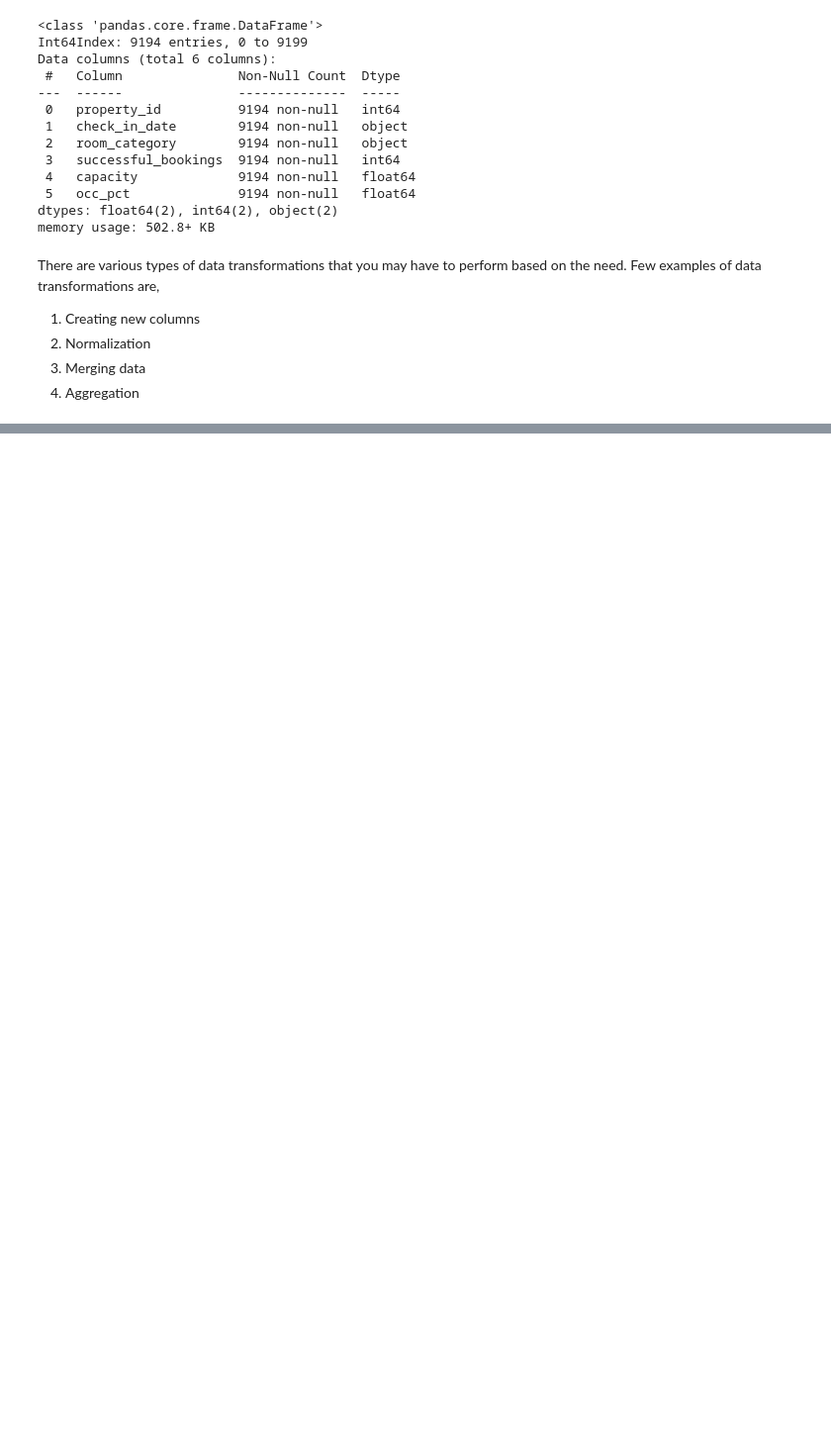
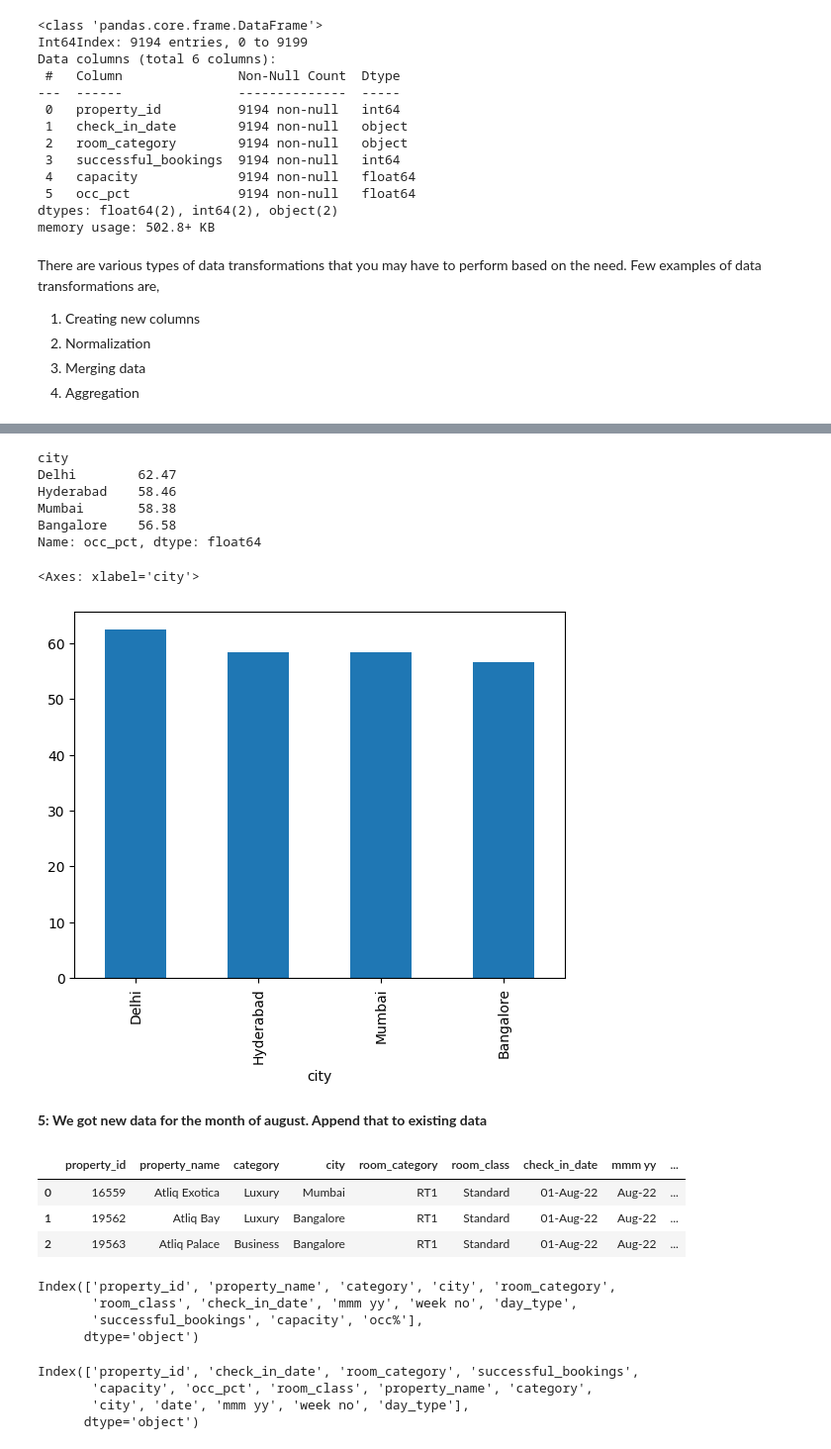
Before and after one commit to Julia131006/Hotel-Data-Analytics, a Jupyter notebook: exercise.ipynb, the cells around one changed output, grey strips where cells are left out. Shown: that part at 99% size. Saved outputs shown, nothing was run; the diff lists cells and outputs as text; code cells hidden in the pictures; blank space fills up the shorter version.

```diff
--- a/exercise.ipynb
+++ b/exercise.ipynb
@@ -399,0 +501,3 @@ There are various types of data transformations that you may have to perform bas
+# %%
+df = pd.merge(df, df_date, left_on="check_in_date", right_on="date")
+df.head(3)
@@ -399,0 +518,3 @@ There are various types of data transformations that you may have to perform bas
+# %%
+df_june_22 = df[df["mmm yy"]=="Jun 22"]
+df_june_22.head(4)
@@ -399,0 +527,38 @@ There are various types of data transformations that you may have to perform bas
+# %%
+df_june_22.groupby('city')['occ_pct'].mean().round(2).sort_values(ascending=False)
+# %% [output]
+city
+Delhi        62.47
+Hyderabad    58.46
+Mumbai       58.38
+Bangalore    56.58
+Name: occ_pct, dtype: float64
+# %%
+df_june_22.groupby('city')['occ_pct'].mean().round(2).sort_values(ascending=False).plot(kind="bar")
+# %% [output]
+<Axes: xlabel='city'>
+[figure, added]
+# %% [markdown]
+**5: We got new data for the month of august. Append that to existing data**
+# %%
+df_august = pd.read_csv("datasets/new_data_august.csv")
+df_august.head(3)
+# %% [output]
+|  | property_id | property_name | category | city | room_category | room_class | check_in_date | mmm yy | ... |
+| 0 | 16559 | Atliq Exotica | Luxury | Mumbai | RT1 | Standard | 01-Aug-22 | Aug-22 | ... |
+| 1 | 19562 | Atliq Bay | Luxury | Bangalore | RT1 | Standard | 01-Aug-22 | Aug-22 | ... |
+| 2 | 19563 | Atliq Palace | Business | Bangalore | RT1 | Standard | 01-Aug-22 | Aug-22 | ... |
+# %%
+df_august.columns
+# %% [output]
+Index(['property_id', 'property_name', 'category', 'city', 'room_category',
+       'room_class', 'check_in_date', 'mmm yy', 'week no', 'day_type',
+       'successful_bookings', 'capacity', 'occ%'],
+      dtype='object')
+# %%
+df.columns
+# %% [output]
+Index(['property_id', 'check_in_date', 'room_category', 'successful_bookings',
+       'capacity', 'occ_pct', 'room_class', 'property_name', 'category',
+       'city', 'date', 'mmm yy', 'week no', 'day_type'],
+      dtype='object')
```
Also changed, not shown: parts of 48 cells of this notebook.
